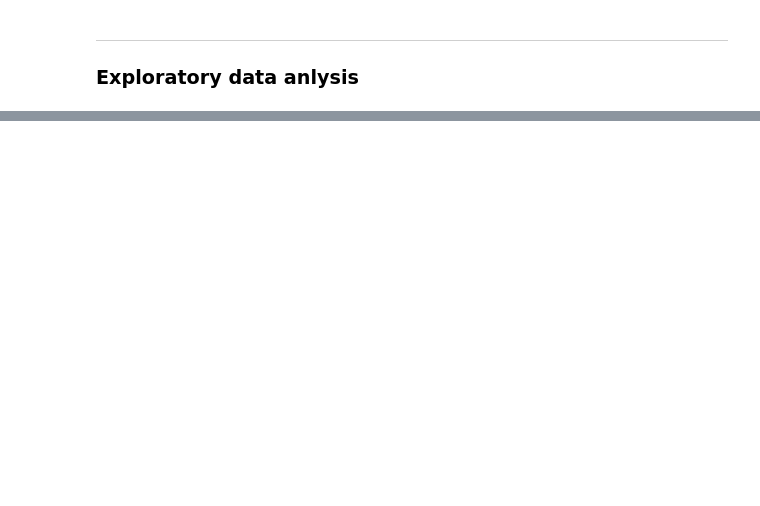
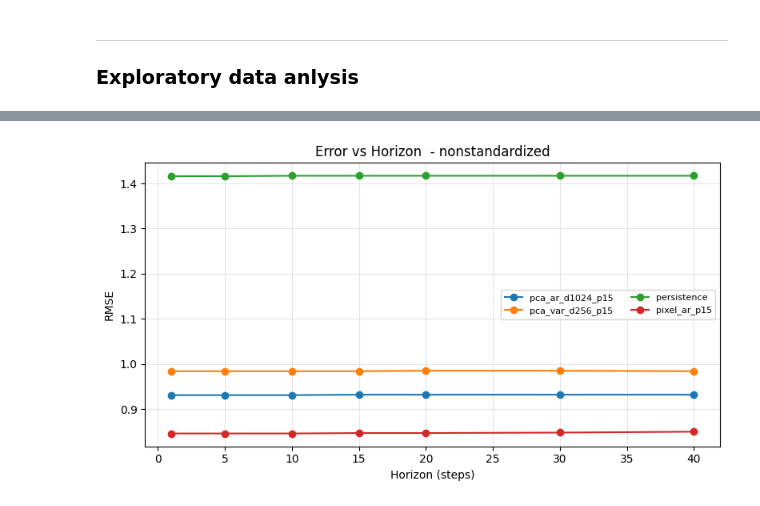
Before and after one commit to brynnhs/fUSPredict, a Jupyter notebook: code/3_modeling/2_autoregression_modeling.ipynb, the cells around one changed output, grey strips where cells are left out. Saved outputs shown, nothing was run; the diff lists cells and outputs as text; code cells hidden in the pictures; blank space fills up the shorter version.

```diff
--- a/code/3_modeling/2_autoregression_modeling.ipynb
+++ b/code/3_modeling/2_autoregression_modeling.ipynb
@@ -679,13 +1091,13 @@ display(Markdown(" ".join(summary_lines)))
 # %%
 # Replot Error-vs-Horizon with persistence + all Pixel-AR + best PCA-VAR + best PCA-AR
-# Requires: eval_horizons, test_ds_h, horizons, pixel_ar_params, pca_var_params, pca_ar_params
+# Reuses horizon_df / horizon_df_std from the decisive diagnostics cell.
 
-models_replot = {}
-models_replot['persistence'] = lambda ctx: predict_persistence(ctx, K=1)
+if 'horizon_df' not in globals() or horizon_df is None or len(horizon_df) == 0:
+    raise RuntimeError('horizon_df not found. Run the decisive diagnostics cell first.')
 
-# Include all fitted pixel AR models
+keep_models = ['persistence']
 for _p in sorted(pixel_ar_params.keys()):
-    models_replot[f'pixel_ar_p{_p}'] = (lambda ctx, p=_p: predict_pixel_ar(ctx, pixel_ar_params[p], K=1))
+    keep_models.append(f'pixel_ar_p{_p}')
 
 # Include best PCA-VAR by RMSE from metrics table if available; otherwise first available
 best_pca_var_name = None
@@ -697,10 +1109,7 @@ if best_pca_var_name is None and len(pca_var_params) > 0:
     first_d, first_p = sorted(list(pca_var_params.keys()))[0]
     best_pca_var_name = f'pca_var_d{first_d}_p{first_p}'
 if best_pca_var_name is not None:
-    parts = str(best_pca_var_name).split('_')
-    d = int(parts[2][1:])
-    p = int(parts[3][1:])
-    models_replot[best_pca_var_name] = (lambda ctx, _d=d, _p=p: predict_pca_var(ctx, pca_var_params[(_d, _p)], K=1))
+    keep_models.append(str(best_pca_var_name))
 
 # Include best PCA-AR by RMSE from metrics table if available; otherwise first available
 best_pca_ar_name = None
@@ -712,48 +1121,47 @@ if best_pca_ar_name is None and len(pca_ar_params) > 0:
     first_d, first_p = sorted(list(pca_ar_params.keys()))[0]
     best_pca_ar_name = f'pca_ar_d{first_d}_p{first_p}'
 if best_pca_ar_name is not None:
-    parts = str(best_pca_ar_name).split('_')
-    d = int(parts[2][1:])
-    p = int(parts[3][1:])
-    models_replot[best_pca_ar_name] = (lambda ctx, _d=d, _p=p: predict_pca_ar_diag(ctx, pca_ar_params[(_d, _p)], K=1))
+    keep_models.append(str(best_pca_ar_name))
 
-# Evaluate horizons for raw metrics
-horizon_rows_replot = []
-for name, fn in models_replot.items():
-    horizon_rows_replot += [
-        dict(model=name, **r)
-        for r in eval_horizons(fn, test_ds_h, horizons, standardize=standardize_mode, decimals=3)
-    ]
-horizon_df_replot = pd.DataFrame(horizon_rows_replot).round(3)
+keep_models = list(dict.fromkeys(keep_models))
+
+horizon_df_replot = (
+    horizon_df[horizon_df['model'].isin(keep_models)]
+    .copy()
+    .sort_values(['model', 'horizon'])
+    .reset_index(drop=True)
+)
 display(horizon_df_replot)
 
-# Evaluate horizons for optional standardized metrics
-if standardize_mode_std:
-    horizon_rows_replot_std = []
-    for name, fn in models_replot.items():
-        horizon_rows_replot_std += [
-            dict(model=name, **r)
-            for r in eval_horizons(fn, test_ds_h, horizons, standardize=standardize_mode_std, decimals=3)
-        ]
-    horizon_df_replot_std = pd.DataFrame(horizon_rows_replot_std).round(3)
+if 'horizon_df_std' in globals() and horizon_df_std is not None and len(horizon_df_std) > 0:
+    horizon_df_replot_std = (
+        horizon_df_std[horizon_df_std['model'].isin(keep_models)]
+        .copy()
+        .sort_values(['model', 'horizon'])
+        .reset_index(drop=True)
+    )
     display(horizon_df_replot_std)
 else:
-    print('Skipping standardized replot table (standardize_mode_std=False).')
+    print('Skipping standardized replot table (horizon_df_std not available).')
 
 # Error-vs-horizon plots only
 def plot_error_horizon(df, title_suffix=''):
-    plt.figure(figsize=(8, 4.5))
-    for model_name, grp in df.groupby('model'):
-        grp = grp.sort_values('horizon')
-        plt.plot(grp['horizon'], grp['RMSE_mean'], marker='o', label=model_name)
-    plt.xlabel('Horizon (steps)')
-    plt.ylabel('RMSE')
-    plt.title(f'Error vs Horizon {title_suffix}')
-    plt.grid(True, alpha=0.3)
-    plt.legend(fontsize=8, ncol=2)
-    plt.tight_layout()
-    plt.show()
+    label = title_suffix.strip() or '[no suffix]'
+    _log_plot(f"building replot error-vs-horizon {label}")
+    grouped = pregroup_models(df)
+    plot_lines_by_model(
+        grouped=grouped,
+        x_col='horizon',
+        y_col='RMSE_mean',
+        title=f'Error vs Horizon {title_suffix}',
+        ylabel='RMSE',
+        save_paths=[],
+        figsize=(8, 4.5),
+        legend_kwargs={'ncol': 2},
+        show_inline=True,
+    )
 
 plot_error_horizon(horizon_df_replot, title_suffix=' - nonstandardized')
 if 'horizon_df_replot_std' in globals():
     plot_error_horizon(horizon_df_replot_std, title_suffix=' - standardized')
+# %% [output]
@@ -760,3 +1189,4 @@ if 'horizon_df_replot_std' in globals():
+[figure, added]
 # %%
 # Export side-by-side (GT | Pred | Signed residual) videos for BEST and WORST models by RMSE_mean
 import re
```
Also changed, not shown: parts of 16 cells of this notebook, 6 other files.
